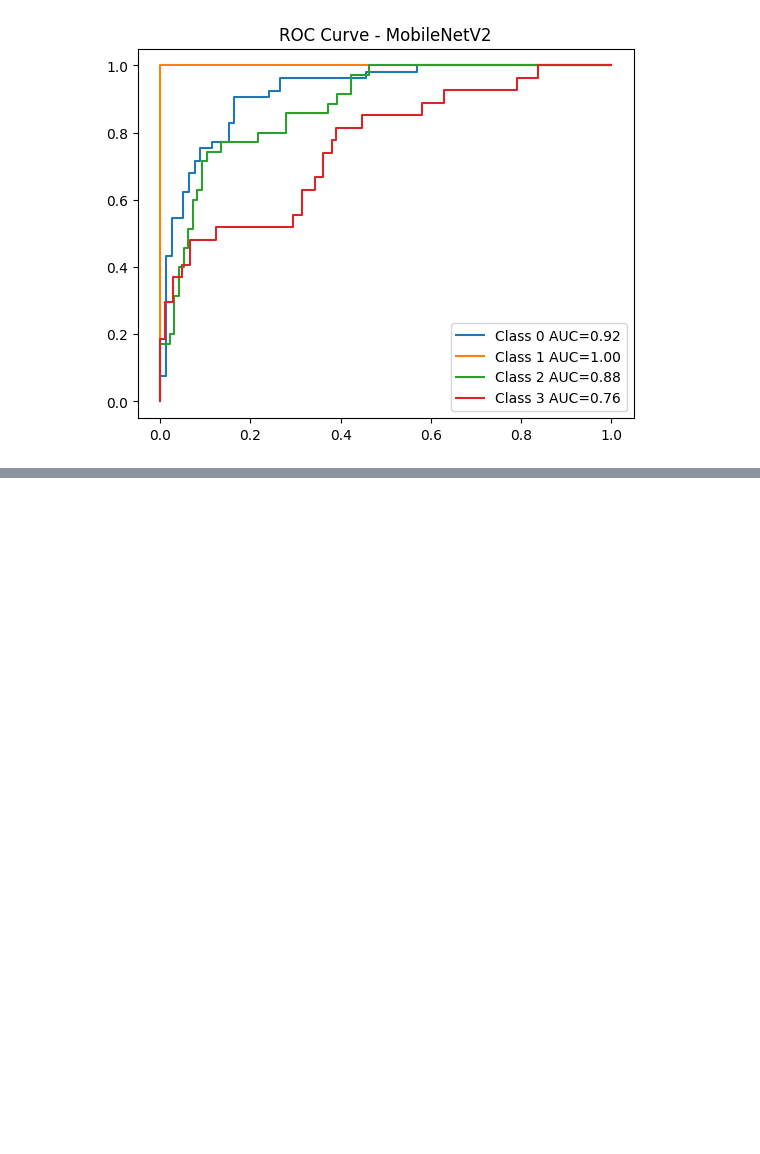
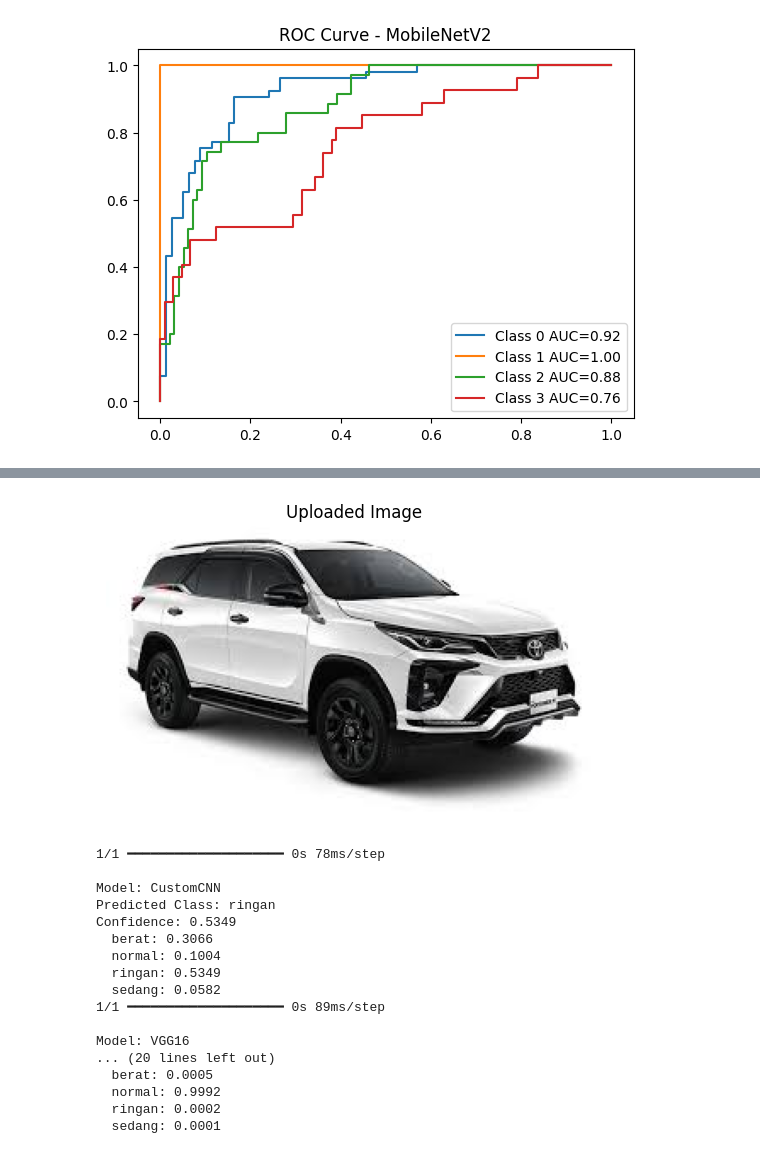
Before and after one commit to FatihUlumuddin/Analysis-of-Deep-Learning-Methods-for-Vehicle-Damage-Classification, a Jupyter notebook: A_Comparative_Analysis_of_Deep_Learning_Methods_for_Vehicle_Damage_Classification.ipynb, the cells around one changed output, grey strips where cells are left out. Cells and saved outputs as stored; diff of their text form; code cells hidden in the pictures; blank space fills up the shorter version.

```diff
--- a/A_Comparative_Analysis_of_Deep_Learning_Methods_for_Vehicle_Damage_Classification.ipynb
+++ b/A_Comparative_Analysis_of_Deep_Learning_Methods_for_Vehicle_Damage_Classification.ipynb
@@ -547,0 +656,21 @@ for name, model in models_dict.items():
+# %%
+predict_all_models("mobilnormal.jpg")
+# %% [output]
+[figure, added]
+1/1 ━━━━━━━━━━━━━━━━━━━━ 0s 78ms/step
+
+Model: CustomCNN
+Predicted Class: ringan
+Confidence: 0.5349
+  berat: 0.3066
+  normal: 0.1004
+  ringan: 0.5349
+  sedang: 0.0582
+1/1 ━━━━━━━━━━━━━━━━━━━━ 0s 89ms/step
+
+Model: VGG16
+... (20 lines left out)
+  berat: 0.0005
+  normal: 0.9992
+  ringan: 0.0002
+  sedang: 0.0001
```
Also changed, not shown: parts of 6 cells of this notebook.
